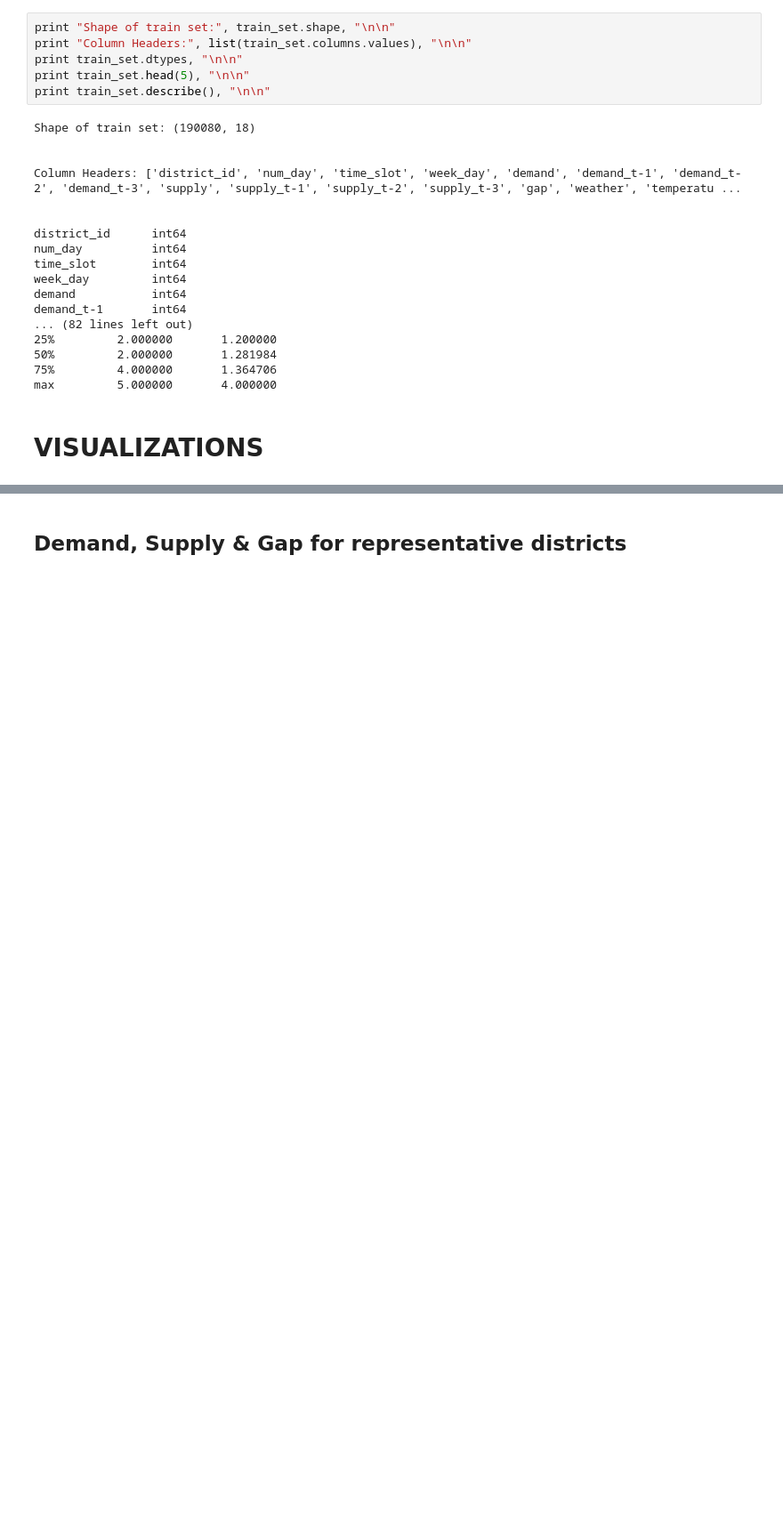
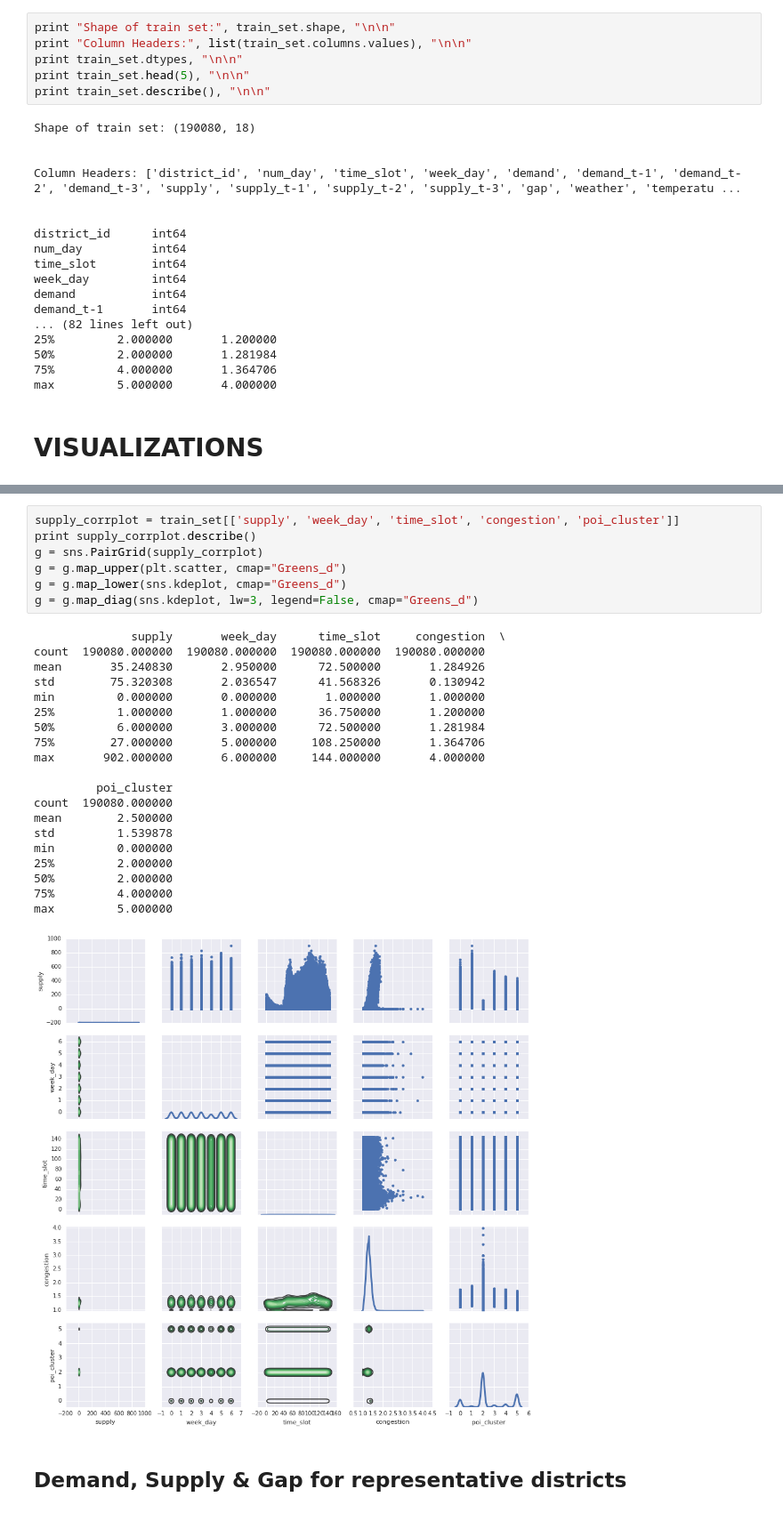
Before and after one commit to rvishakh/udacity, a Jupyter notebook: MLND/capstone/didi/capstone.ipynb, the cells around one changed output, grey strips where cells are left out. Shown at 89% size. Saved outputs shown, nothing was run; the diff lists cells and outputs as text; blank space fills up the shorter version.

```diff
--- a/MLND/capstone/didi/capstone.ipynb
+++ b/MLND/capstone/didi/capstone.ipynb
@@ -600,2 +639,30 @@ max         5.000000       4.000000
+# %%
+supply_corrplot = train_set[['supply', 'week_day', 'time_slot', 'congestion', 'poi_cluster']]
+print supply_corrplot.describe()
+g = sns.PairGrid(supply_corrplot)
+g = g.map_upper(plt.scatter, cmap="Greens_d")
+g = g.map_lower(sns.kdeplot, cmap="Greens_d")
+g = g.map_diag(sns.kdeplot, lw=3, legend=False, cmap="Greens_d")
+# %% [output]
+              supply       week_day      time_slot     congestion  \
+count  190080.000000  190080.000000  190080.000000  190080.000000
+mean       35.240830       2.950000      72.500000       1.284926
+std        75.320308       2.036547      41.568326       0.130942
+min         0.000000       0.000000       1.000000       1.000000
+25%         1.000000       1.000000      36.750000       1.200000
+50%         6.000000       3.000000      72.500000       1.281984
+75%        27.000000       5.000000     108.250000       1.364706
+max       902.000000       6.000000     144.000000       4.000000
+
+         poi_cluster
+count  190080.000000
+mean        2.500000
+std         1.539878
+min         0.000000
+25%         2.000000
+50%         2.000000
+75%         4.000000
+max         5.000000
+[figure, added]
 # %% [markdown]
 ## Demand, Supply & Gap for representative districts
```
Also changed, not shown: parts of 7 cells of this notebook.
